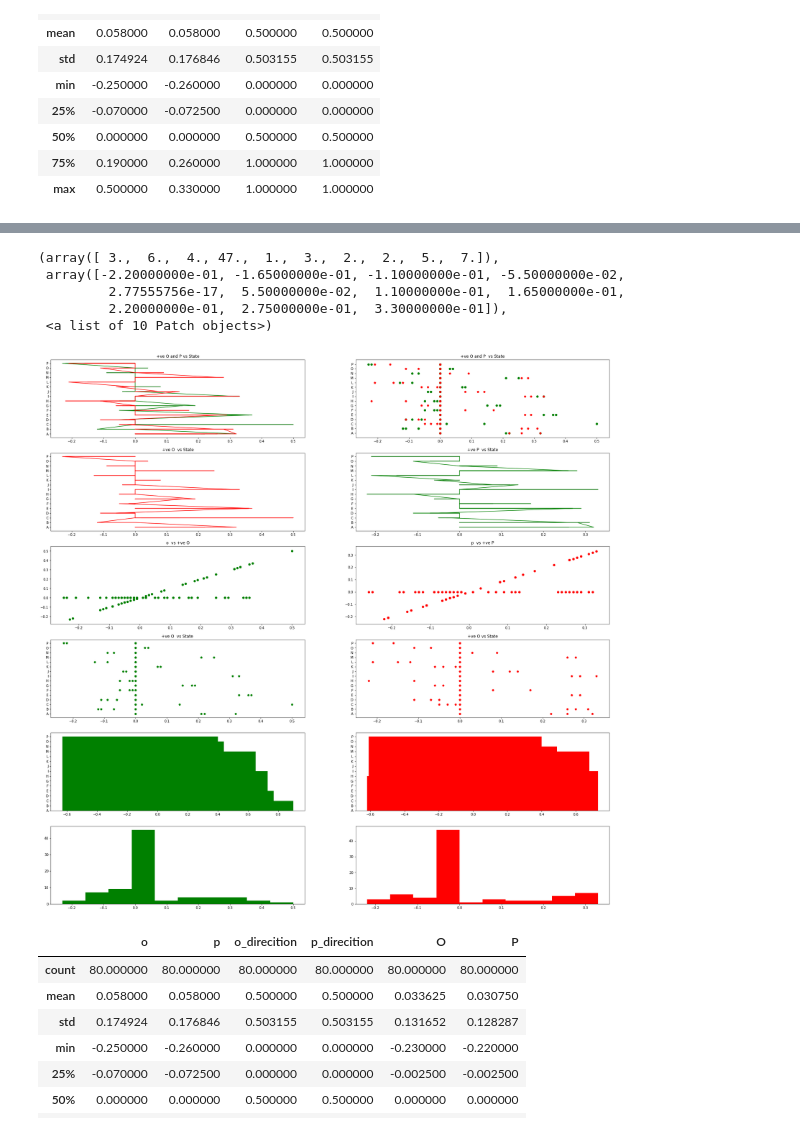
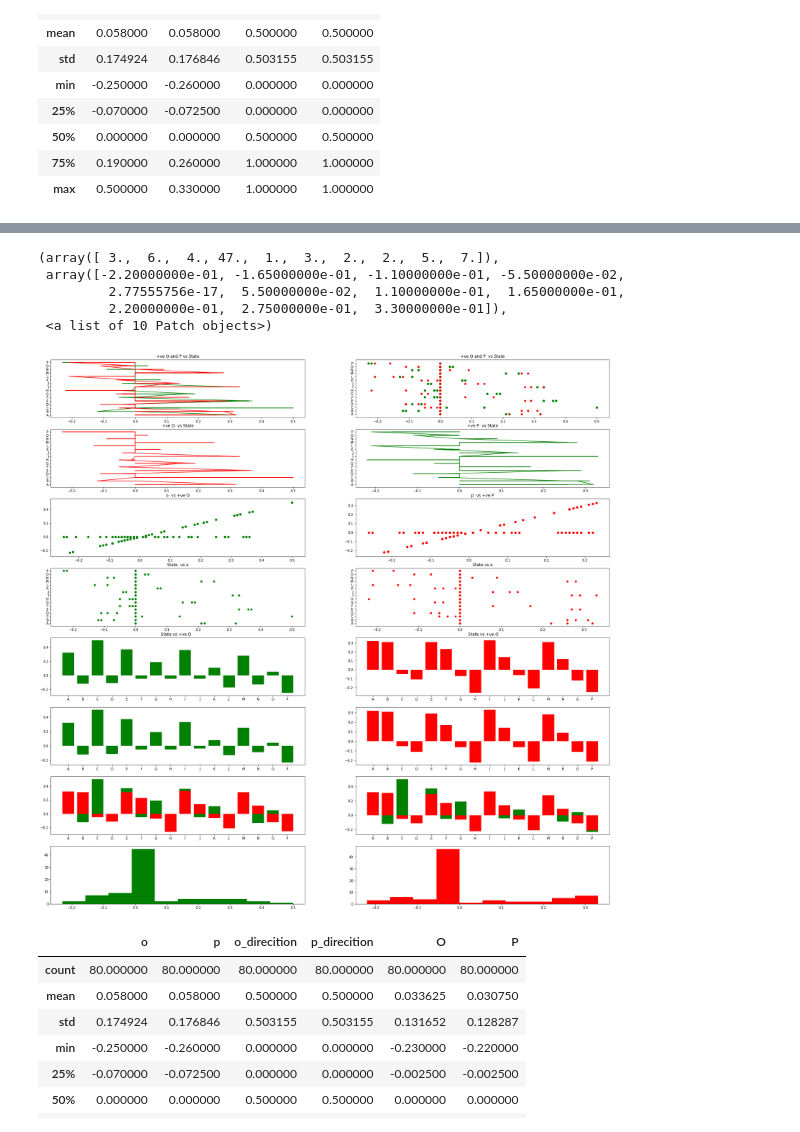
Before and after one commit to shubham-ai/TimeSeries, a Jupyter notebook: FirstAlign.ipynb, the cells around one changed output, grey strips where cells are left out. Saved outputs shown, nothing was run; the diff lists cells and outputs as text; code cells hidden in the pictures.

Commit message:
changes in bar graph:

```diff
--- a/FirstAlign.ipynb
+++ b/FirstAlign.ipynb
@@ -175,42 +175,50 @@ plt.plot(df_train["p"],df_train["State"],'b',label='input_x')
 # only +ve Direction
 n=30
 fig = plt.figure(figsize=(n,n))
-ax = fig.subplots(6,2)
+ax = fig.subplots(8,2)
 
 O = df_train["o"]*df_train["o_direcition"]
 df_train["O"]=O
 P=df_train["p"]*df_train["p_direcition"]
 df_train["P"]=P
 
 ax[0,0].set_title('+ve O and P vs State')
 ax[0,0].plot(O,df_train["State"],'g',label='input_x')
 ax[0,0].plot(P,df_train["State"],'r',label='input_x')
 ax[0,1].set_title('+ve O and P  vs State')
 ax[0,1].scatter(O,df_train["State"],marker="o",color="g")
 ax[0,1].scatter(P,df_train["State"],marker="p",color="r")
 ax[1,0].set_title('+ve O  vs State')
 ax[1,0].plot(O,df_train["State"],'r',label='input_x')
 ax[1,1].set_title('+ve P  vs State')
 ax[1,1].plot(P,df_train["State"],'g',label='input_x')
 ax[2,0].set_title('o  vs +ve O')
 ax[2,0].scatter(df_train["o"],O,marker="o",color="g")
 ax[2,1].set_title('p  vs +ve P')
 ax[2,1].scatter(df_train["p"],P,marker="o",color="r")
-ax[3,0].set_title('+ve O  vs State ')
+ax[3,0].set_title(' State  vs o ')
 ax[3,0].scatter(O,df_train["State"],marker="p",color="g")
-ax[3,1].set_title('+ve O vs State')
+ax[3,1].set_title('State vs o')
 ax[3,1].scatter(P,df_train["State"],marker="p",color="r")
-ax[4,0].bar(O,df_train["State"],color="g")
-ax[4,1].bar(P,df_train["State"],color="r")
-ax[5,0].hist(O,color="g")
-ax[5,1].hist(P,color="r")
+ax[4,0].set_title('State vs +ve O   ')
+ax[4,0].bar(df_train["State"],df_train["o"],color="g")
+ax[4,1].set_title(' State vs +ve O')
+ax[4,1].bar(df_train["State"],df_train["p"],color="r")
+ax[5,0].bar(df_train["State"],O,color="g")
+ax[5,1].bar(df_train["State"],P,color="r")
+ax[6,0].bar(df_train["State"],df_train["o"],color="g")
+ax[6,0].bar(df_train["State"],df_train["p"],color="r")
+ax[6,1].bar(df_train["State"],O,color="g")
+ax[6,1].bar(df_train["State"],P,color="r")
+ax[7,0].hist(O,color="g")
+ax[7,1].hist(P,color="r")
 # %% [output]
 (array([ 3.,  6.,  4., 47.,  1.,  3.,  2.,  2.,  5.,  7.]),
  array([-2.20000000e-01, -1.65000000e-01, -1.10000000e-01, -5.50000000e-02,
          2.77555756e-17,  5.50000000e-02,  1.10000000e-01,  1.65000000e-01,
          2.20000000e-01,  2.75000000e-01,  3.30000000e-01]),
  <a list of 10 Patch objects>)
-[figure, old version]
+[figure, new version]
 # %%
 df_train.describe()
 # %% [output]
```
Also changed, not shown: parts of 7 cells of this notebook.
